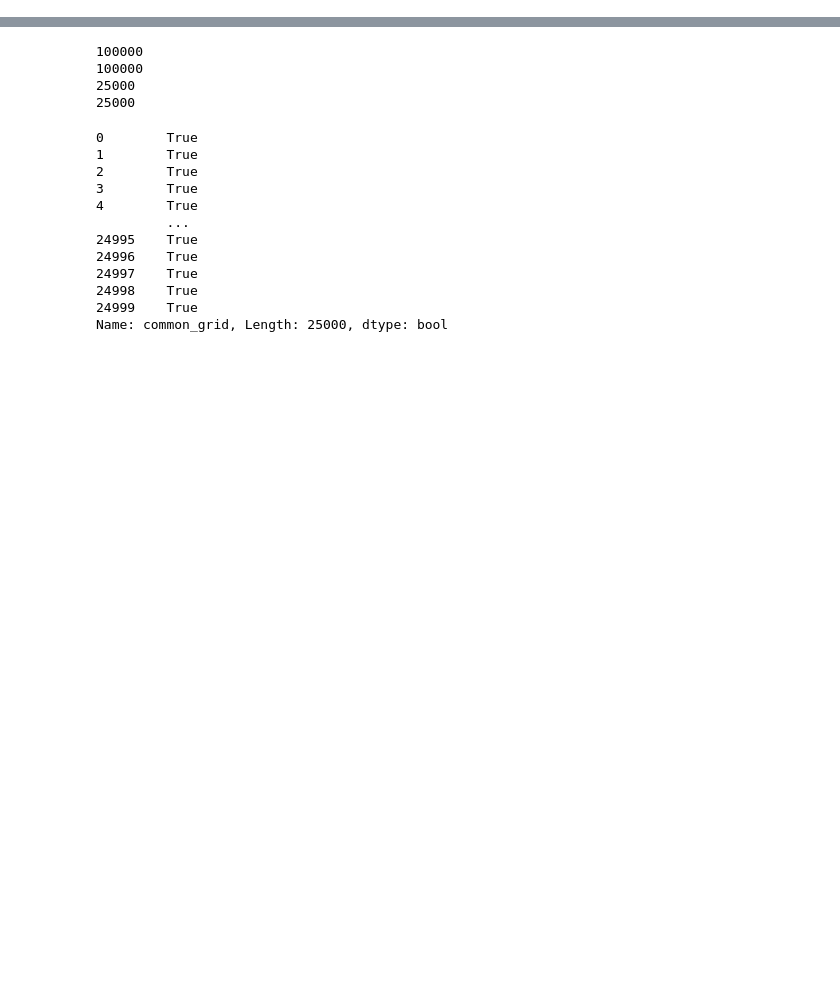
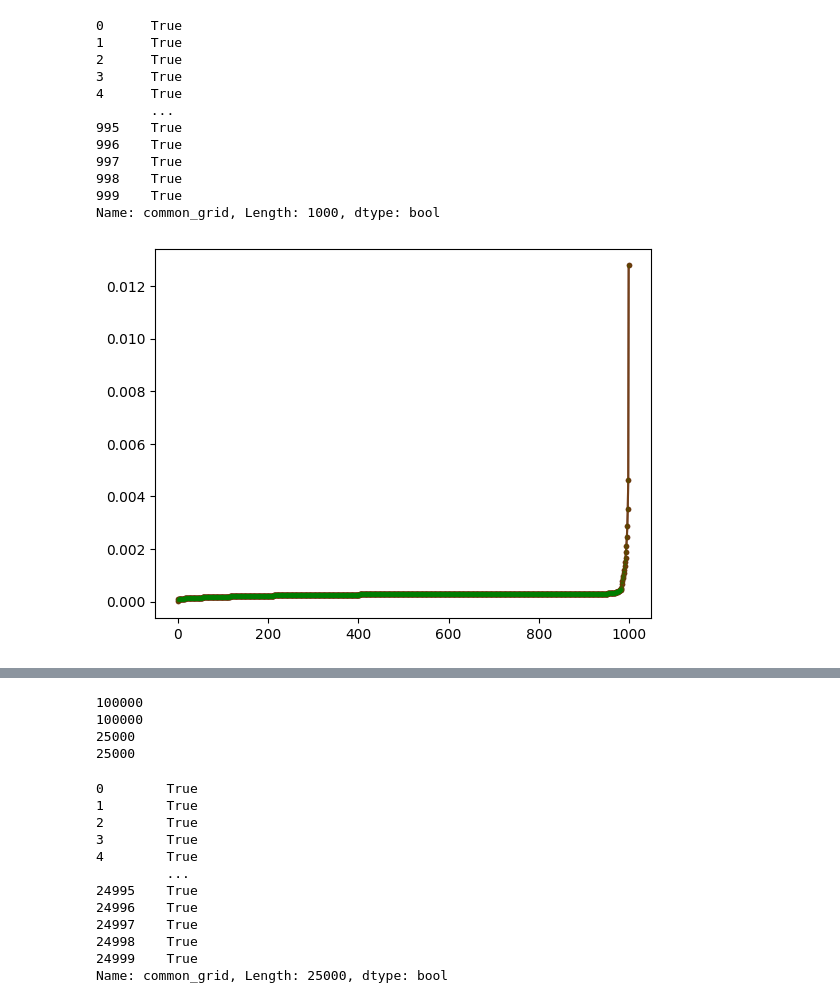
Before and after one commit to MartinMNKG/Automated_Reduced, a Jupyter notebook: notebook/Visu_0D.ipynb, the cells around one changed output, grey strips where cells are left out. Saved outputs shown, nothing was run; the diff lists cells and outputs as text; code cells hidden in the pictures; blank space fills up the shorter version.

```diff
--- a/notebook/Visu_0D.ipynb
+++ b/notebook/Visu_0D.ipynb
@@ -26,4 +29,23 @@ loc_data_r = data_r[(data_r["Phi_Init"]==ER) & (data_r["P_Init"]==P*101325.0) &
 
 species = [col for col in data_r0.columns if col.startswith("Y_")]
+# %%
+plt.figure()
+plt.plot(loc_data_d["common_grid"], "k.-", alpha=0.7)  # noir avec opacité 0.5
+plt.plot(loc_data_r["common_grid"], "r.-", alpha=0.5)  # rouge avec opacité 0.5
+plt.plot(loc_data_o["common_grid"], "g.-", alpha=0.3)  # vert avec opacité 0.5
+# %% [output]
+0      True
+1      True
+2      True
+3      True
+4      True
+       ...
+995    True
+996    True
+997    True
+998    True
+999    True
+Name: common_grid, Length: 1000, dtype: bool
+[figure, added]
 # %%
 plt.plot(data_d0["t"],data_d0["T"],'k.-', label='detailed')
```
Also changed, not shown: parts of 6 cells of this notebook.
